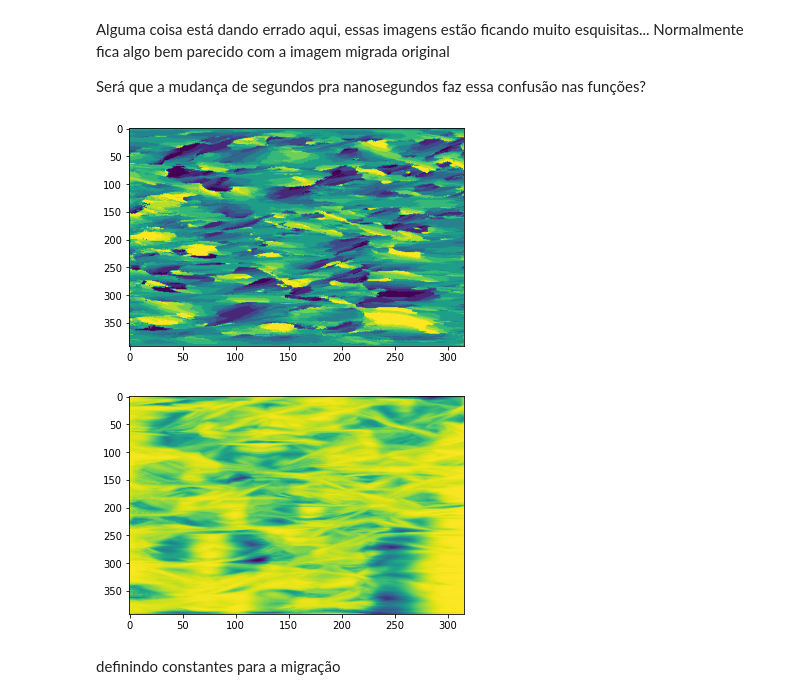
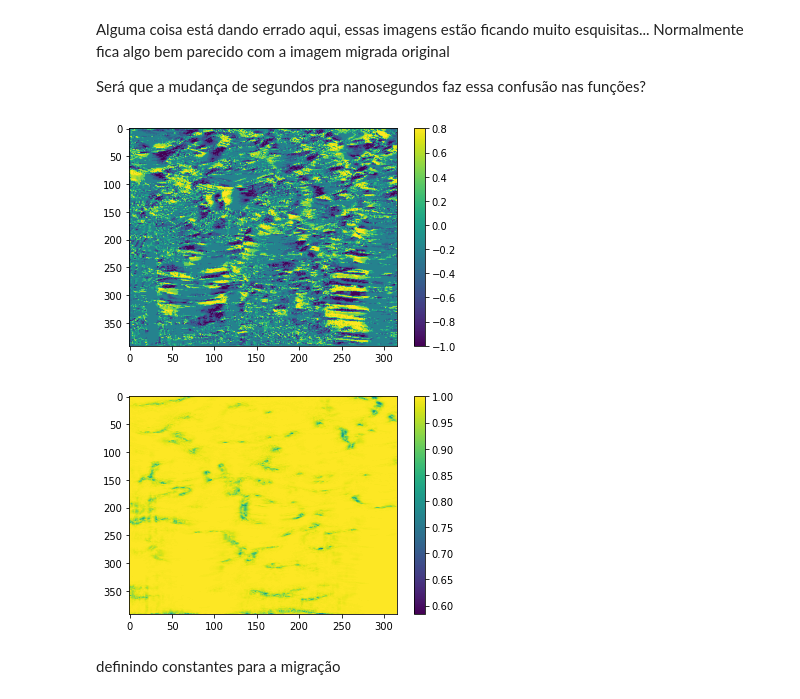
Before and after one commit to GuilhermeZakarewicz/DiffraPy, a Jupyter notebook: Testes_GPR.ipynb, the cells around one changed output. Cells and saved outputs as stored; diff of their text form; code cells hidden in the pictures.

```diff
--- a/Testes_GPR.ipynb
+++ b/Testes_GPR.ipynb
@@ -183,19 +227,19 @@ plt.show()
 # %% [markdown]
 calculando o peso, não sei se uso a seção migrada ou o envelope da seção migrada...
 # %%
-pmin = -1
+pmin = -1 #45 graus
 pmax = 1
 dp = 0.2
-xwin=zwin=50
-x_ini=z_ini=0
+xwin=zwin=5
+x_ini=z_ini=5
 
-#pm,sm = df.local_window(migdata_envelope,xwin,zwin,x_ini,z_ini,dx,dz,pmin,pmax,dp)
+pm,sm = df.local_window(migdata_envelope,xwin,zwin,x_ini,z_ini,dx,dz,pmin,pmax,dp)
 
-#with open("Data/GPR_files/pm", "wb") as f:
-#    np.save(f, pm)
-#
-#with open("Data/GPR_files/sm", "wb") as f:
-#    np.save(f, sm)
+with open("Data/GPR_files/pm", "wb") as f:
+    np.save(f, pm)
+
+with open("Data/GPR_files/sm", "wb") as f:
+    np.save(f, sm)
 # %%
 with open("Data/GPR_files/pm", "rb") as f:
     pm = np.load(f)
@@ -208,13 +252,16 @@ Alguma coisa está dando errado aqui, essas imagens estão ficando muito esquisi
 Será que a mudança de segundos pra nanosegundos faz essa confusão nas funções?
 # %%
 plt.imshow(pm,aspect="auto")
+plt.colorbar()
+
 plt.show()
 
 plt.imshow(sm,aspect="auto")
+plt.colorbar()
 plt.show()
 # %% [output]
-[figure, old version]
+[figure, new version]
-[figure, old version]
+[figure, new version]
 # %%
 m_theta = np.arctan(pm)
 X = np.sin(m_theta)
```
Also changed, not shown: parts of 6 cells of this notebook, 2 other files.
